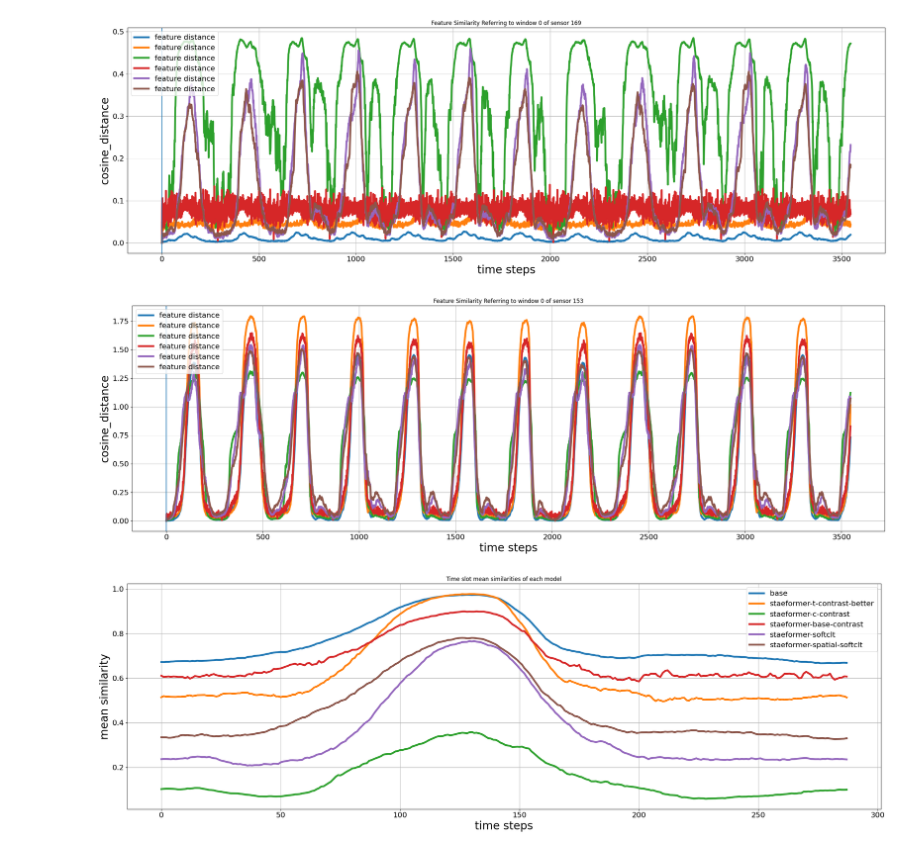
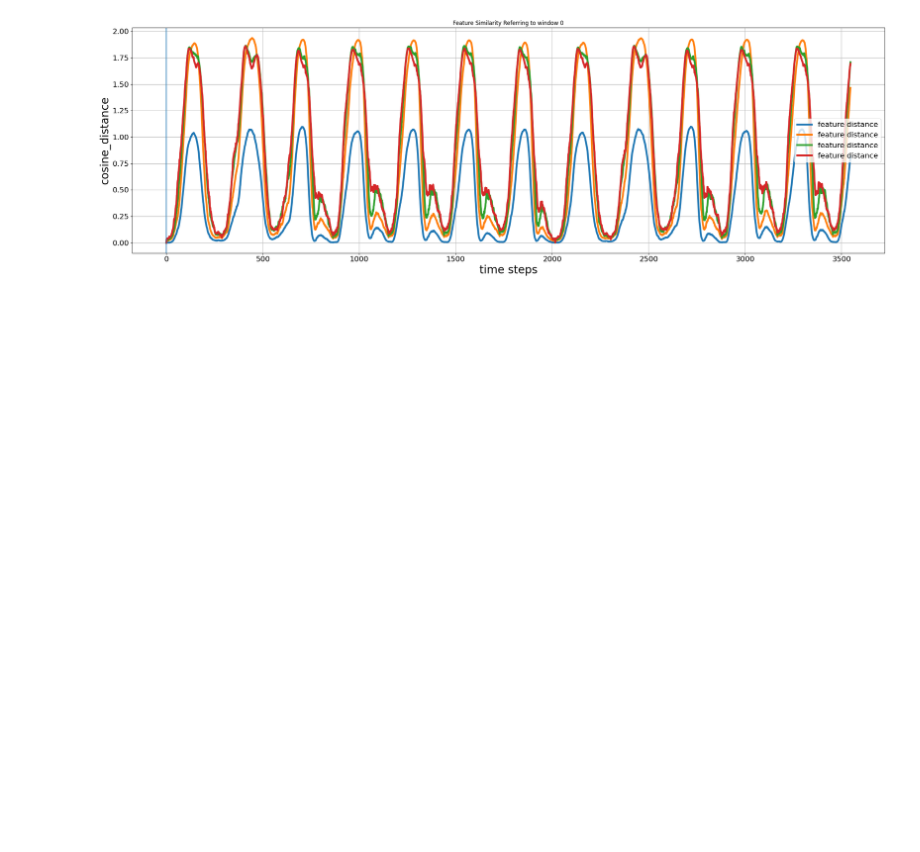
Before and after one commit to Dench991228/BasicTSD, a Jupyter notebook: basicts/visualize_repr.ipynb, the cells around one changed output. Drawn from its saved outputs; the diff is of its cells as text; code cells hidden in the pictures; blank space fills up the shorter version.

```diff
--- a/basicts/visualize_repr.ipynb
+++ b/basicts/visualize_repr.ipynb
@@ -1,7 +1,7 @@
 # %%
 import numpy as np
 
-from basicts.visualize_repr import visualize_repr, visualize_repr_decompose, visualize_similarities
+from basicts.visualize_repr import visualize_repr, visualize_repr_decompose, visualize_similarities, visualize_mean_repr
 
 result_file_dir_staeformer = "../checkpoints/STAEformer/PEMS08_100_12_12/base-0/test_repr.npz"
 result_file_dir_staeformer_ssl = "../checkpoints/STAEformer_SSL/PEMS08_100_12_12/base-softclt/test_repr.npz"
@@ -14,36 +14,38 @@ result_file_dir_staeformer_ssl_gr_1 = "../checkpoints/STAEformer_SSL_G/PEMS08_10
 result_file_dir_staeformer_t_contrast = "../checkpoints/STAEformer_SSL/PEMS08_100_12_12/t_global_contrast_better/test_repr.npz"
 result_file_dir_staeformer_t_contrast_5 = "../checkpoints/STAEformer_SSL/PEMS08_100_12_12/t_global_contrast_better_5/test_repr.npz"
 result_file_dir_staeformer_base_contrast = "../checkpoints/STAEformer_SSL/PEMS08_100_12_12/base_contrast_sub/test_repr.npz"
 result_file_dir_staeformer_c_contrast = "../checkpoints/STAEformer_SSL/PEMS08_100_12_12/c_contrast_32/test_repr.npz"
 result_file_dir_staeformer_spatial_softclt = "../checkpoints/STAEformer_SSL/PEMS08_100_12_12/base-spatial-softclt/test_repr.npz"
+temporal_softclt_pems08 = "/data3/hanzhi/BasicTS/checkpoints/STAEformer_SSL/PEMS08_100_12_12/base-temporal-softclt/test_repr.npz"
+temporal_dist_softclt_pems08 = "/data3/hanzhi/BasicTS/checkpoints/STAEformer_SSL/PEMS08_100_12_12/base-temporal-dist-softclt/test_repr.npz"
 
 
 
 result_file_dir_staeformer_ssl_gr_2 = "../checkpoints/STAEformer_SSL_G/PEMS08_100_12_12/857c253edf44cae94e6ed29c7d723191/test_repr.npz"
 
 
 
 result_file_dir_stid = "../checkpoints/STID/PEMS08_100_12_12/551c3b210568e20291fe6f0c26e17db2/test_repr.npz"
 result_file_dir_stid_ssl = "../checkpoints/STID_SSL/PEMS08_100_12_12/bf6e6db18d46cdad27fb1769e31f3b3a/test_repr.npz"
 result_file_dir_stid_fs = "../checkpoints/STID/PEMS08_100_12_12/59982790b7a7eb01e0aefd30a07f972f/test_repr.npz"
 result_file_dir_stid_ssl_fs = "../checkpoints/STID_SSL/PEMS08_100_12_12/b8d5ddd429959ecb4fdd41d70ff9188c/test_repr.npz"
 
 # DecomposeFormer的相关表示
 result_file_dir_decompose_former_base = "/data3/hanzhi/BasicTS/checkpoints/DecomposeFormer_adv/PEMS08_100_12_12/31eef3d5fafc6584e73715599ad8d238/test_repr.npz"
 result_file_dir_decompose_former_dual_loss = "/data3/hanzhi/BasicTS/checkpoints/DecomposeFormer_adv/PEMS08_100_12_12/f1ead17f437487f9b4ea4cb975549a39/test_repr.npz"
 result_file_dir_decompose_former_tts = "/data3/hanzhi/BasicTS/checkpoints/DecomposeFormer_TTS/PEMS08_100_12_12/d7fde011127742d7ea670292ecf8abd9/test_repr.npz"
 
 result_file_dir_decompose_former_ssl = "/data3/hanzhi/BasicTS/checkpoints/DecomposeFormer_TTS_SSL/PEMS08_100_12_12/da2a29003a00a13216fe853df172d9eb/test_repr.npz"
 result_file_dir_decompose_former_s_ssl = "/data3/hanzhi/BasicTS/checkpoints/DecomposeFormer_TTS_S_SSL/PEMS08_100_12_12/44be1e0e1eeb75f4c29602f74fc3675a/test_repr.npz"
 #visualize_repr([result_file_dir_staeformer, result_file_dir_staeformer_ssl,result_file_dir_staeformer_fs,result_file_dir_staeformer_fs_ssl], [0 for i in range(4)]+[100 for i in range(4)], [162, 169, 108, 153])
 window_ids = [0 for i in range(5)]+[100 for i in range(5)]
 sensor_ids = [0, 162, 169, 108, 153] * 2
-visualize_repr([result_file_dir_staeformer, result_file_dir_staeformer_t_contrast_5,result_file_dir_staeformer_c_contrast, result_file_dir_staeformer_base_contrast, result_file_dir_staeformer_ssl, result_file_dir_staeformer_spatial_softclt], 0, 169)
-visualize_repr([result_file_dir_staeformer, result_file_dir_staeformer_t_contrast_5,result_file_dir_staeformer_c_contrast, result_file_dir_staeformer_base_contrast, result_file_dir_staeformer_ssl, result_file_dir_staeformer_spatial_softclt], 0, 153)
+#visualize_repr([temporal_softclt_pems08, result_file_dir_staeformer, result_file_dir_staeformer_t_contrast_5,result_file_dir_staeformer_c_contrast, result_file_dir_staeformer_base_contrast, result_file_dir_staeformer_ssl, result_file_dir_staeformer_spatial_softclt, ], 0, 169)
+#visualize_repr([temporal_softclt_pems08, result_file_dir_staeformer, result_file_dir_staeformer_t_contrast_5,result_file_dir_staeformer_c_contrast, result_file_dir_staeformer_base_contrast, result_file_dir_staeformer_ssl, result_file_dir_staeformer_spatial_softclt], 0, 153)
+#visualize_repr([result_file_dir_staeformer, result_file_dir_staeformer_t_contrast_5,result_file_dir_staeformer_c_contrast, result_file_dir_staeformer_base_contrast, result_file_dir_staeformer_ssl, result_file_dir_staeformer_spatial_softclt, temporal_softclt_pems08, temporal_dist_softclt_pems08], 0, 169, names=["base", "staeformer-t-contrast-better", "staeformer-c-contrast", "staeformer-base-contrast", "staeformer-softclt", "staeformer-spatial-softclt", "staeformer-temporal-softclt", "staeformer-temporal-dist-softclt"])
+visualize_mean_repr([result_file_dir_staeformer, result_file_dir_staeformer_ssl, temporal_softclt_pems08, temporal_dist_softclt_pems08], 0)
 
 #visualize_repr_decompose(result_file_dir_staeformer_ssl_gr, window_ids, sensor_ids)
-visualize_similarities([result_file_dir_staeformer, result_file_dir_staeformer_t_contrast_5,result_file_dir_staeformer_c_contrast, result_file_dir_staeformer_base_contrast, result_file_dir_staeformer_ssl, result_file_dir_staeformer_spatial_softclt], names=["base", "staeformer-t-contrast-better", "staeformer-c-contrast", "staeformer-base-contrast", "staeformer-softclt", "staeformer-spatial-softclt"])
+#visualize_similarities([result_file_dir_staeformer, result_file_dir_staeformer_t_contrast_5,result_file_dir_staeformer_c_contrast, result_file_dir_staeformer_base_contrast, result_file_dir_staeformer_ssl, result_file_dir_staeformer_spatial_softclt, temporal_softclt_pems08, temporal_dist_softclt_pems08], names=["base", "staeformer-t-contrast-better", "staeformer-c-contrast", "staeformer-base-contrast", "staeformer-softclt", "staeformer-spatial-softclt", "staeformer-temporal-softclt", "staeformer-temporal-dist-softclt"])
 # %% [output]
-[figure, old version]
+[figure, new version]
-[figure, removed]
-[figure, removed]
```
Also changed, not shown: 23 other files.
